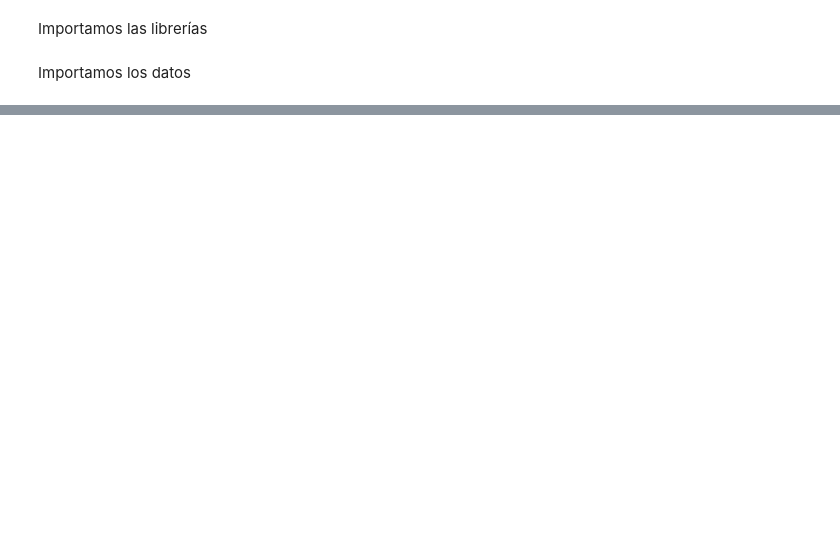
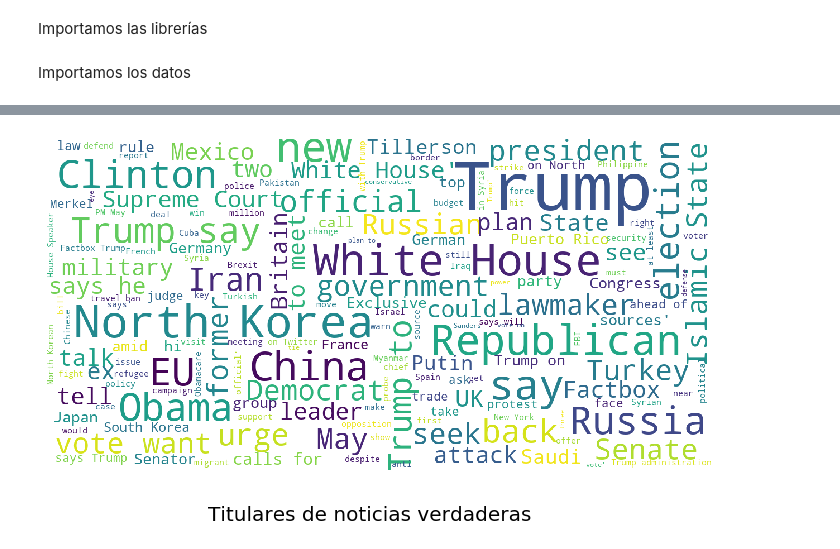
Before and after one commit to framunoz/Detector-Noticias-Falsas, a Jupyter notebook: codigo/Deteccion de noticias falsas.ipynb, the cells around one changed output, grey strips where cells are left out. Cells and saved outputs as stored; diff of their text form; code cells hidden in the pictures; blank space fills up the shorter version.

```diff
--- a/codigo/Deteccion de noticias falsas.ipynb
+++ b/codigo/Deteccion de noticias falsas.ipynb
@@ -17,0 +78,4 @@ text
+# %%
+show_wordcloud(TRUE_TITLE, title= 'Titulares de noticias verdaderas')
+# %% [output]
+[figure, added]
```
Also changed, not shown: parts of 12 cells of this notebook.
